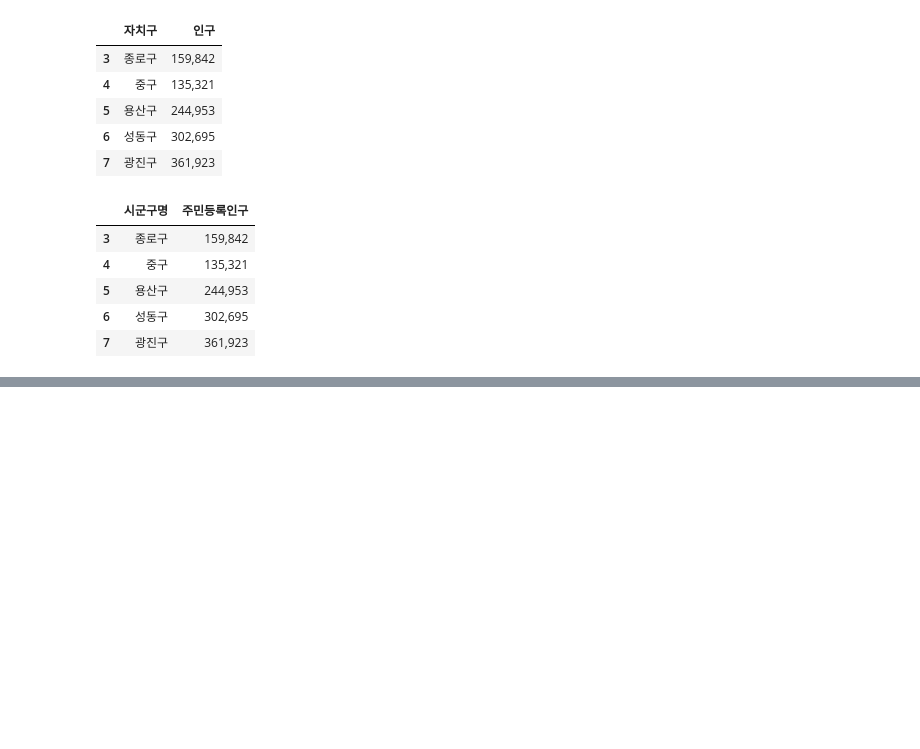
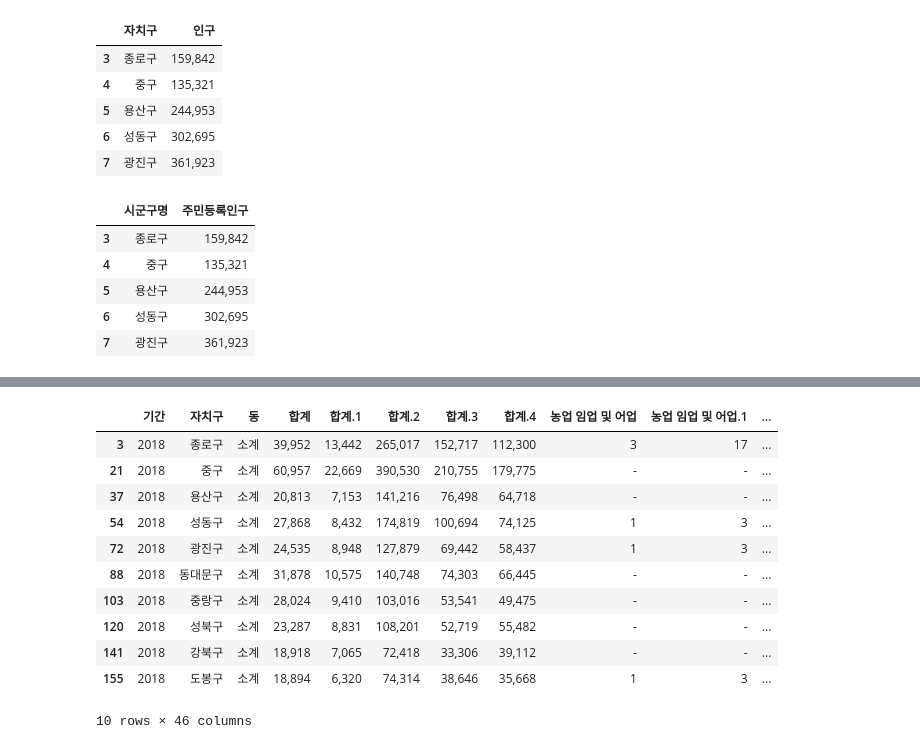
Before and after one commit to SungminSo/data-with-code, a Jupyter notebook: coffee_store/seoul_population_data.ipynb, the cells around one changed output, grey strips where cells are left out. Saved outputs shown, nothing was run; the diff lists cells and outputs as text; code cells hidden in the pictures; blank space fills up the shorter version.

```diff
--- a/coffee_store/seoul_population_data.ipynb
+++ b/coffee_store/seoul_population_data.ipynb
@@ -196,0 +227,17 @@ sgg_pop_df_final.to_excel('./files/sgg_pop.xlsx', index=False)
+# %%
+condition = sgg_biz_df['동'] == '소계'
+sgg_biz_df_selected = sgg_biz_df[condition]
+sgg_biz_df_selected.head(10)
+# %% [output]
+|  | 기간 | 자치구 | 동 | 합계 | 합계.1 | 합계.2 | 합계.3 | 합계.4 | 농업 임업 및 어업 | 농업 임업 및 어업.1 | ... |
+| 3 | 2018 | 종로구 | 소계 | 39,952 | 13,442 | 265,017 | 152,717 | 112,300 | 3 | 17 | ... |
+| 21 | 2018 | 중구 | 소계 | 60,957 | 22,669 | 390,530 | 210,755 | 179,775 | - | - | ... |
+| 37 | 2018 | 용산구 | 소계 | 20,813 | 7,153 | 141,216 | 76,498 | 64,718 | - | - | ... |
+| 54 | 2018 | 성동구 | 소계 | 27,868 | 8,432 | 174,819 | 100,694 | 74,125 | 1 | 3 | ... |
+| 72 | 2018 | 광진구 | 소계 | 24,535 | 8,948 | 127,879 | 69,442 | 58,437 | 1 | 3 | ... |
+| 88 | 2018 | 동대문구 | 소계 | 31,878 | 10,575 | 140,748 | 74,303 | 66,445 | - | - | ... |
+| 103 | 2018 | 중랑구 | 소계 | 28,024 | 9,410 | 103,016 | 53,541 | 49,475 | - | - | ... |
+| 120 | 2018 | 성북구 | 소계 | 23,287 | 8,831 | 108,201 | 52,719 | 55,482 | - | - | ... |
+| 141 | 2018 | 강북구 | 소계 | 18,918 | 7,065 | 72,418 | 33,306 | 39,112 | - | - | ... |
+| 155 | 2018 | 도봉구 | 소계 | 18,894 | 6,320 | 74,314 | 38,646 | 35,668 | 1 | 3 | ... |
+10 rows × 46 columns
```
Also changed, not shown: parts of 8 cells of this notebook, 1 other file.
